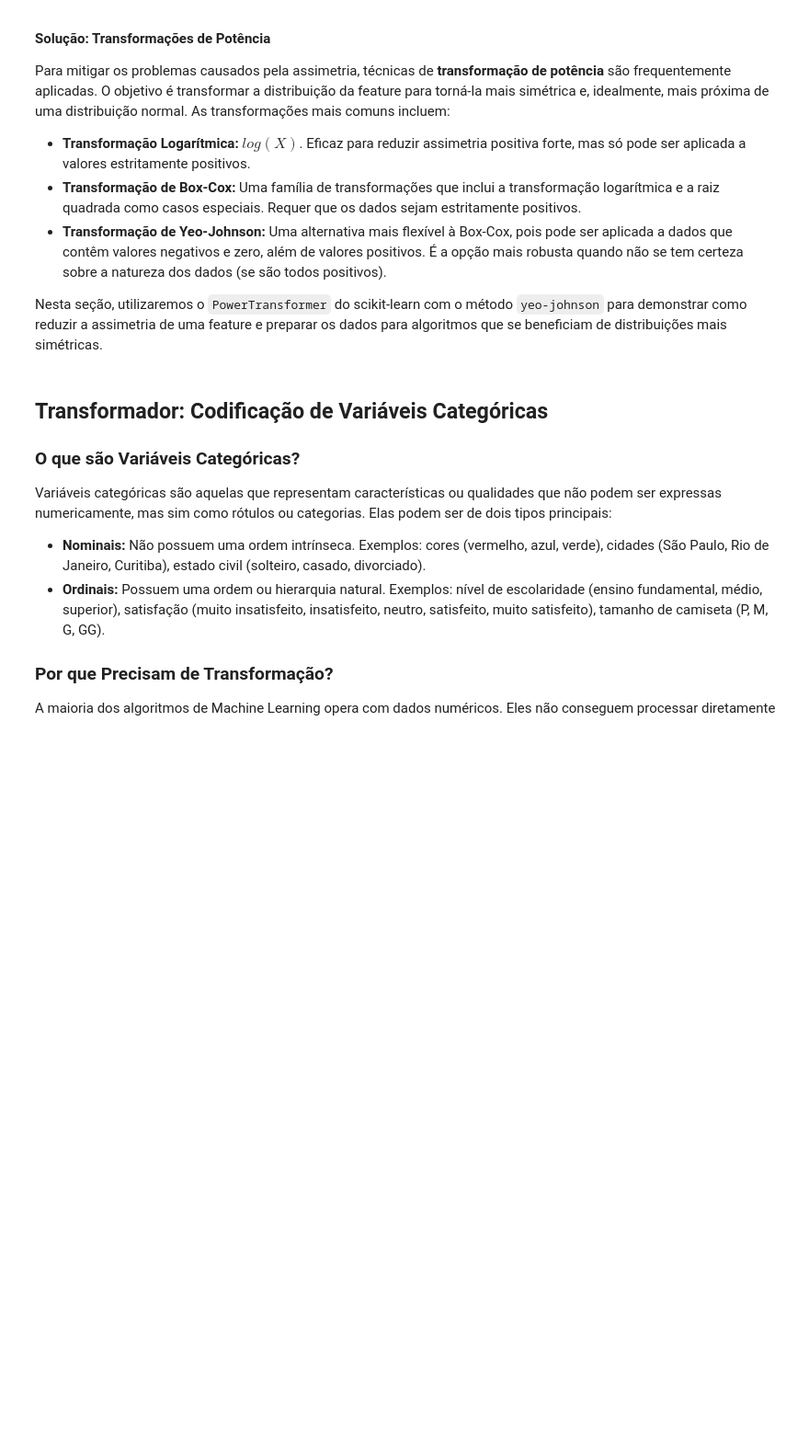
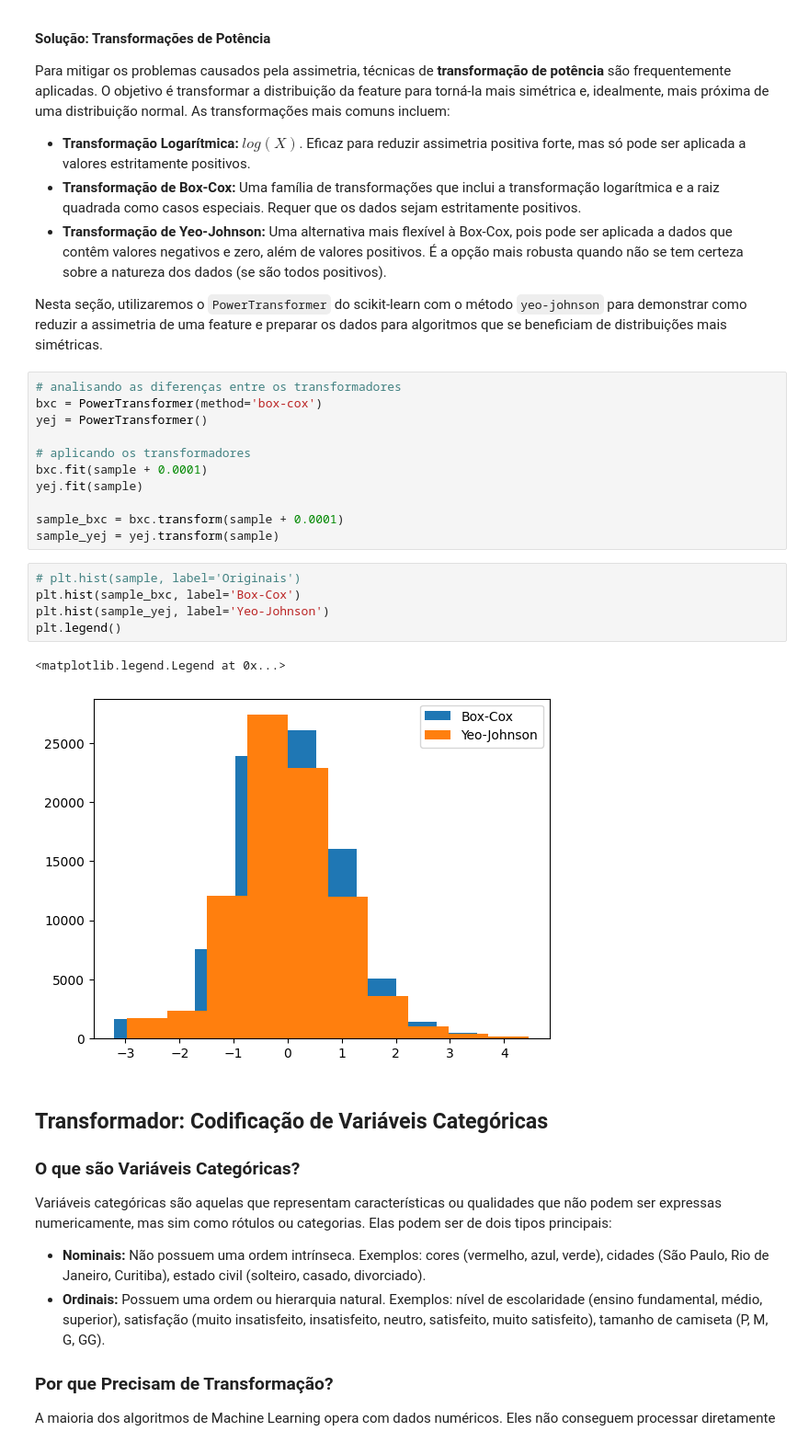
Before and after one commit to IAugustoMZ/aulasDataScience, a Jupyter notebook: fundamentos_machine_learn/fundamentos_machine_learning_scikitlearn02_alunos.ipynb, the cells around one changed output. Shown at 92% size. Cells and saved outputs as stored; diff of their text form; blank space fills up the shorter version.

```diff
--- a/fundamentos_machine_learn/fundamentos_machine_learning_scikitlearn02_alunos.ipynb
+++ b/fundamentos_machine_learn/fundamentos_machine_learning_scikitlearn02_alunos.ipynb
@@ -313,6 +408,25 @@ Para mitigar os problemas causados pela assimetria, técnicas de **transformaç
 *   **Transformação de Yeo-Johnson:** Uma alternativa mais flexível à Box-Cox, pois pode ser aplicada a dados que contêm valores negativos e zero, além de valores positivos. É a opção mais robusta quando não se tem certeza sobre a natureza dos dados (se são todos positivos).
 
 Nesta seção, utilizaremos o `PowerTransformer` do scikit-learn com o método `yeo-johnson` para demonstrar como reduzir a assimetria de uma feature e preparar os dados para algoritmos que se beneficiam de distribuições mais simétricas.
+# %%
+# analisando as diferenças entre os transformadores
+bxc = PowerTransformer(method='box-cox')
+yej = PowerTransformer()
+
+# aplicando os transformadores
+bxc.fit(sample + 0.0001)
+yej.fit(sample)
+
+sample_bxc = bxc.transform(sample + 0.0001)
+sample_yej = yej.transform(sample)
+# %%
+# plt.hist(sample, label='Originais')
+plt.hist(sample_bxc, label='Box-Cox')
+plt.hist(sample_yej, label='Yeo-Johnson')
+plt.legend()
+# %% [output]
+<matplotlib.legend.Legend at 0x...>
+[figure, added]
 # %% [markdown]
 ## Transformador: Codificação de Variáveis Categóricas
 
```
Also changed, not shown: parts of 12 cells of this notebook.
